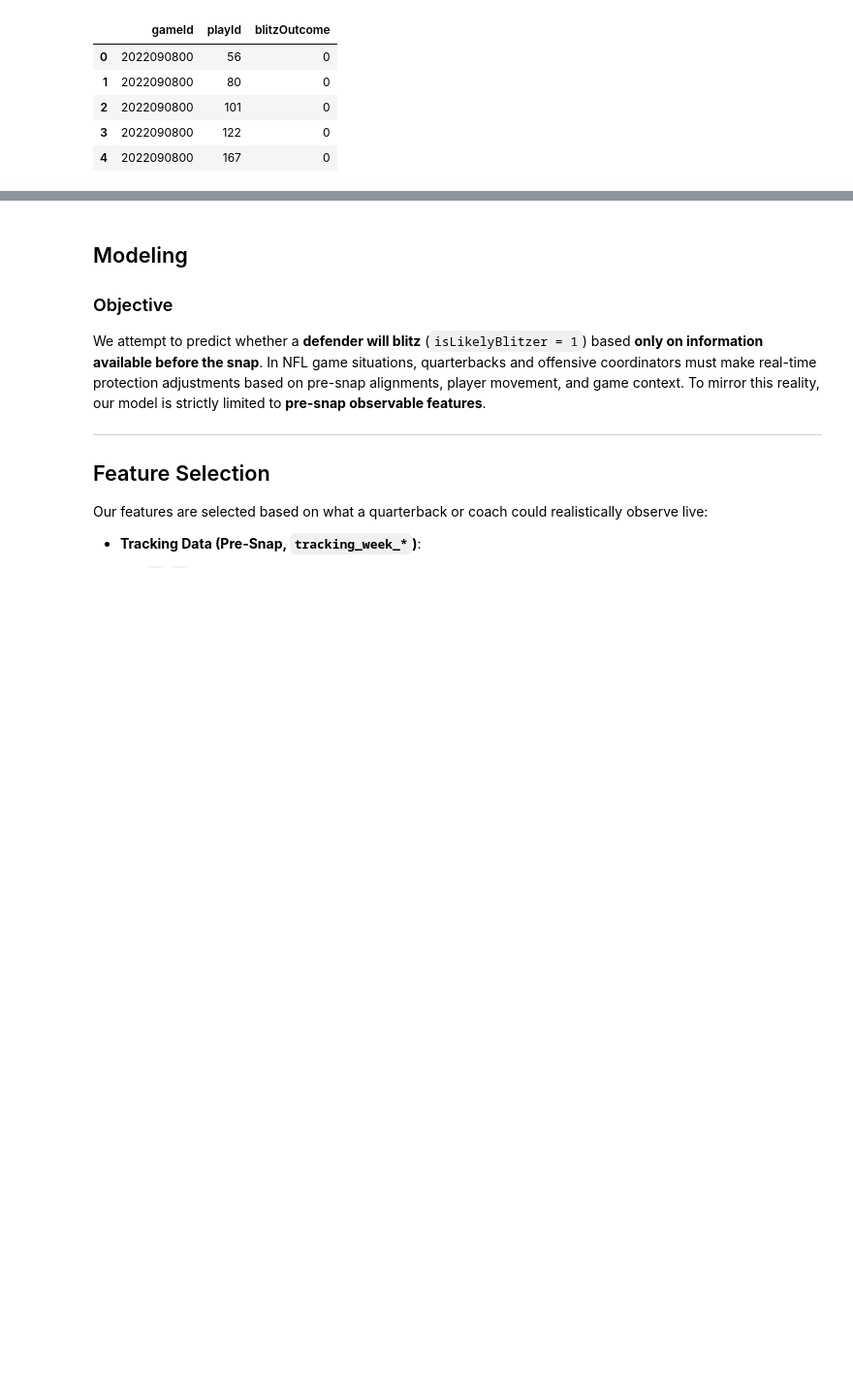
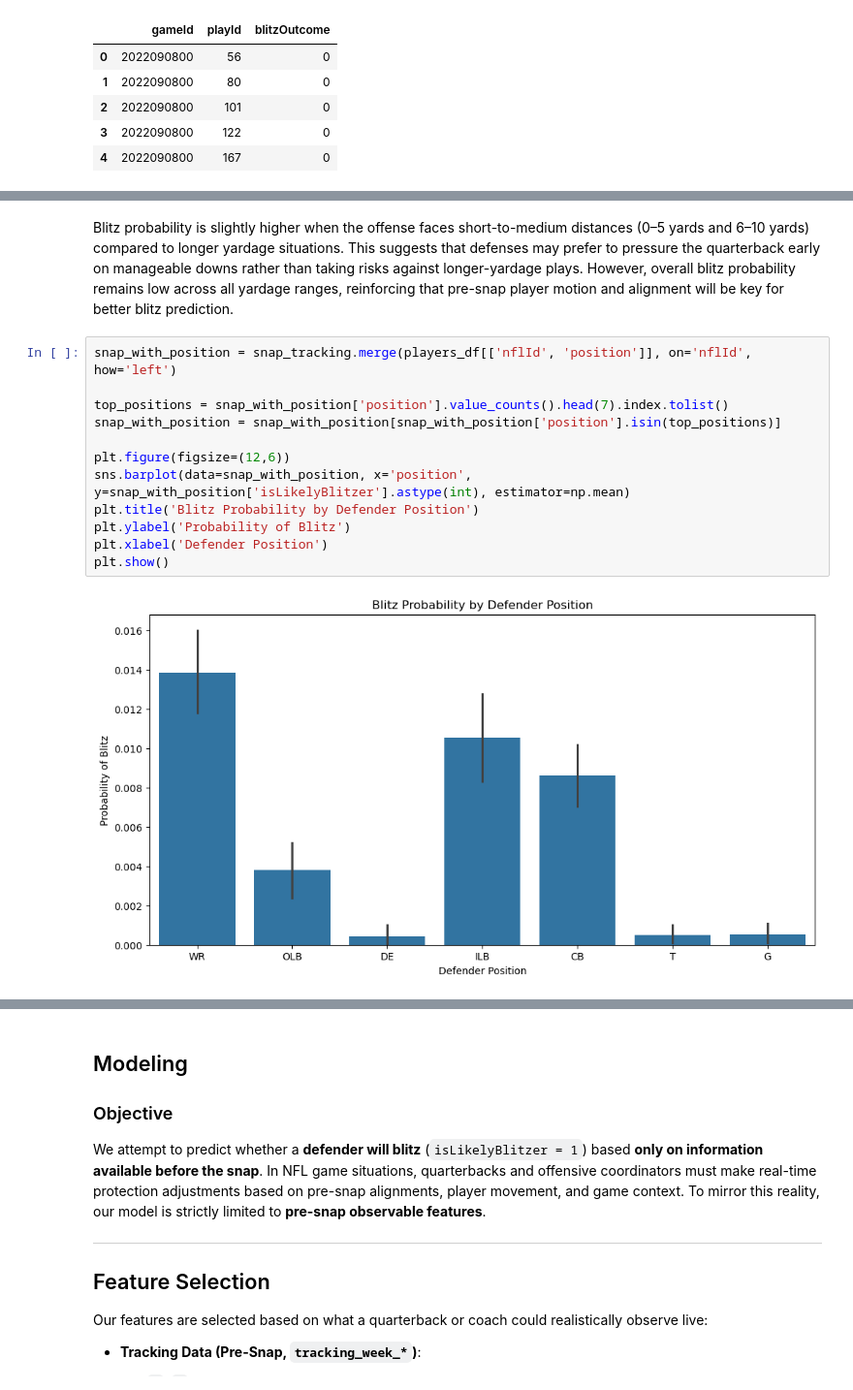
Before and after one commit to tgarity/blitzprediction, a Jupyter notebook: final_project.ipynb, the cells around one changed output, grey strips where cells are left out. Shown: that part at 97% size. Drawn from its saved outputs; the diff is of its cells as text; blank space fills up the shorter version.

```diff
--- a/final_project.ipynb
+++ b/final_project.ipynb
@@ -709,0 +754,16 @@ blitz_outcome.head()
+# %% [markdown]
+Blitz probability is slightly higher when the offense faces short-to-medium distances (0–5 yards and 6–10 yards) compared to longer yardage situations. This suggests that defenses may prefer to pressure the quarterback early on manageable downs rather than taking risks against longer-yardage plays. However, overall blitz probability remains low across all yardage ranges, reinforcing that pre-snap player motion and alignment will be key for better blitz prediction.
+# %%
+snap_with_position = snap_tracking.merge(players_df[['nflId', 'position']], on='nflId', how='left')
+
+top_positions = snap_with_position['position'].value_counts().head(7).index.tolist()
+snap_with_position = snap_with_position[snap_with_position['position'].isin(top_positions)]
+
+plt.figure(figsize=(12,6))
+sns.barplot(data=snap_with_position, x='position', y=snap_with_position['isLikelyBlitzer'].astype(int), estimator=np.mean)
+plt.title('Blitz Probability by Defender Position')
+plt.ylabel('Probability of Blitz')
+plt.xlabel('Defender Position')
+plt.show()
+# %% [output]
+[figure, added]
```
Also changed, not shown: parts of 39 cells of this notebook, 1 other file.
